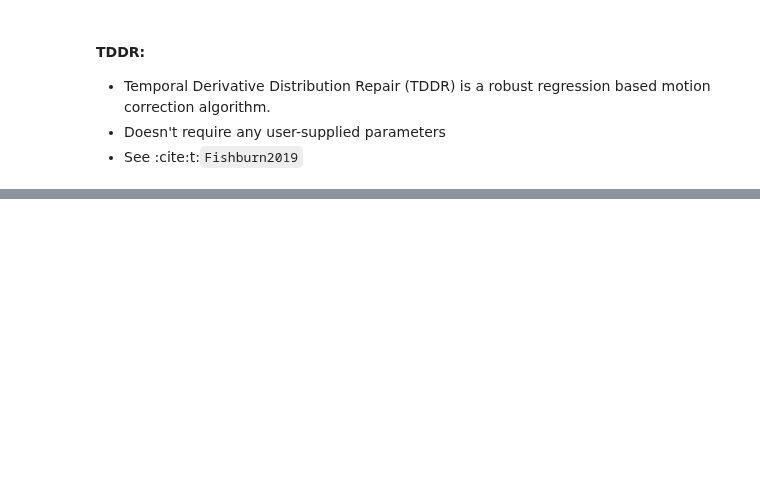
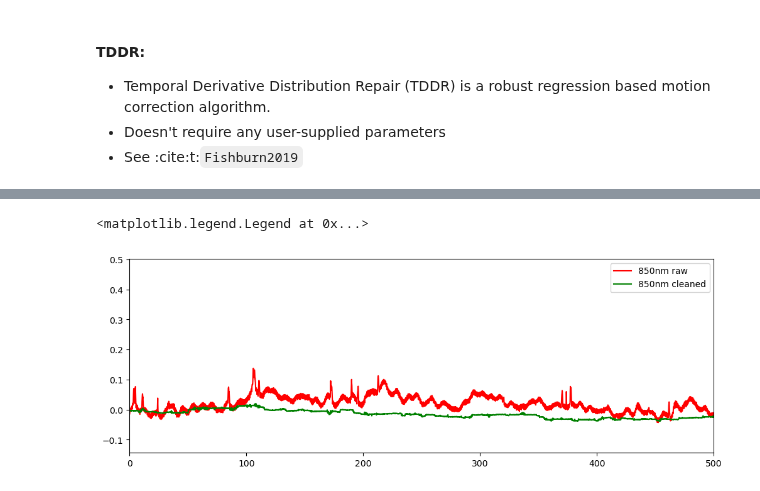
Before and after one commit to ibs-lab/cedalion, a Jupyter notebook: examples/signal_quality/22_motion_artefacts_and_correction.ipynb, the cells around one changed output, grey strips where cells are left out. Drawn from its saved outputs; the diff is of its cells as text; code cells hidden in the pictures; blank space fills up the shorter version.

```diff
--- a/examples/signal_quality/22_motion_artefacts_and_correction.ipynb
+++ b/examples/signal_quality/22_motion_artefacts_and_correction.ipynb
@@ -252,0 +275,11 @@ ax.legend()
+# %%
+rec["od_pca_r"] = motion_correct.motion_correct_PCA_recurse(rec["od"], t_motion, t_mask, stdev_thresh, amp_thresh)
+
+f, ax = p.subplots(1,1, figsize=(12,4))
+ax.plot(rec['od'].time, rec['od'].sel(channel="S3D3", wavelength="850"), "r-", label="850nm raw")
+ax.plot(rec['od'].time, rec['od_pca_r'][0].sel(channel="S3D3", wavelength="850"), "g-", label="850nm cleaned")
+ax.set_xlim(0,500)
+ax.legend()
+# %% [output]
+<matplotlib.legend.Legend at 0x...>
+[figure, added]
```
Also changed, not shown: parts of 10 cells of this notebook, 2 other files.
